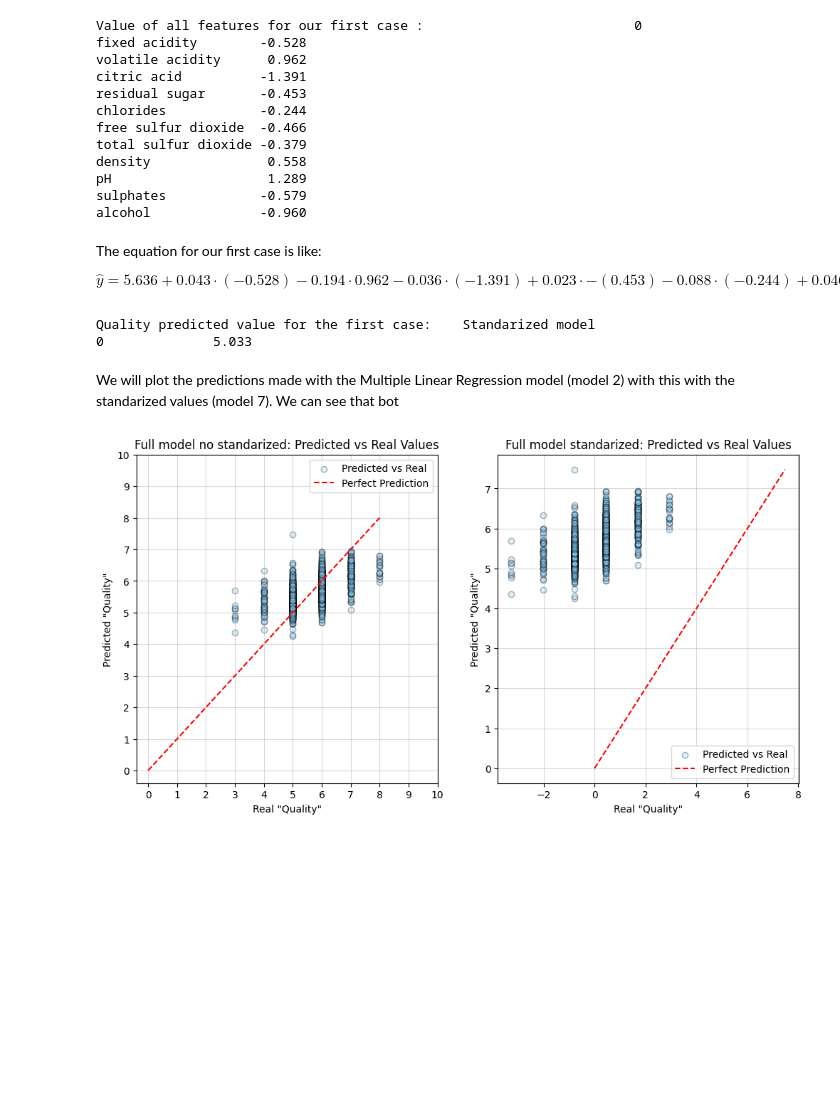
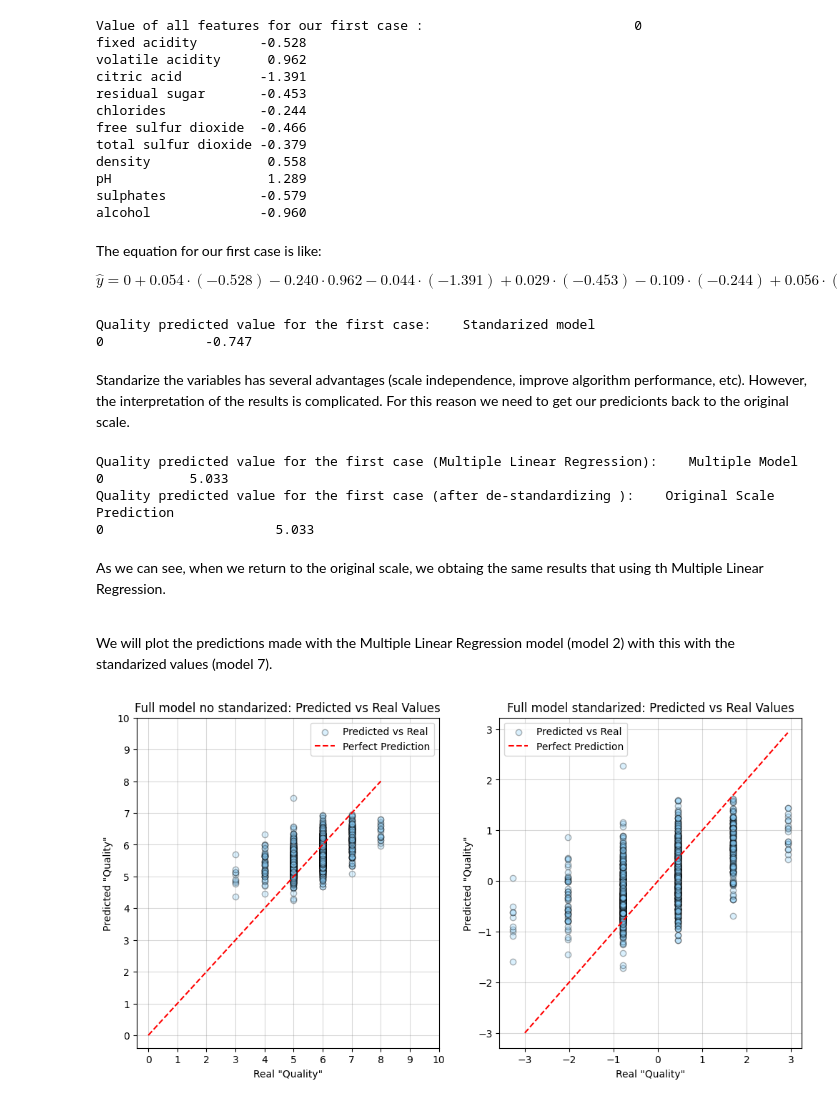
Before and after one commit to Laura-Alonso/machine-learning, a Jupyter notebook: supervised-learning/linear-regression/linear-regression.ipynb, the cells around one changed output. Cells and saved outputs as stored; diff of their text form; code cells hidden in the pictures; blank space fills up the shorter version.

Commit message:
Kaggle Notebook | linear_regression | Version 38

```diff
--- a/supervised-learning/linear-regression/linear-regression.ipynb
+++ b/supervised-learning/linear-regression/linear-regression.ipynb
@@ -1830,10 +1830,11 @@ It is common for our variables (target) to have different scales. The units of m
 
 We will now see how to do this in Python step by step. We start with the standarization of the variables. **Important**: If we split our data into training and test sets, we may do this before the splitting.
 # %%
-scaler = StandardScaler()
+scaler_features = StandardScaler()
+scaler_target = StandardScaler()
 
-df_features_stand = scaler.fit_transform(df_features)
-df_target_stand = scaler.fit_transform(df_target)
+df_features_stand = scaler_features.fit_transform(df_features)
+df_target_stand = scaler_target.fit_transform(df_target)
 
 print("Features standarized: \n", df_features_stand[0][0:])
 print("Target standarize: \n", df_target_stand[0][0:3])
@@ -1950,19 +1948,39 @@ alcohol              -0.960
 The equation for our first case is like:
 
 $$
-\hat{y} = 5.636 + 0.043 · (-0.528) - 0.194 · 0.962 - 0.036 · (-1.391) + 0.023 · - (0.453)  - 0.088 · (-0.244) + 0.046 · (-0.466) - 0.107 · (-0.379) - 0.034 · 0.558 - 0.064 · 1.289 + 0.155 · (-0.579) + 0.294 · (-0.960) \approx 5.034
+\hat{y} = 0 + 0.054 · (-0.528) - 0.240 · 0.962 - 0.044 · (-1.391) + 0.029 · (-0.453)  - 0.109 · (-0.244) + 0.056 · (-0.466) - 0.133 · (-0.379) - 0.042 · 0.558 - 0.079 · 1.289 + 0.192 · (-0.579) + 0.364 · (-0.960) \approx 0.746
 $$
 # %%
-model7_y = pd.DataFrame(model7.predict(df_features_stand),
+model7_y_stand = pd.DataFrame(model7.predict(df_features_stand),
                         index=df_features_stand.index,
                         columns=['Standarized model'])
 
-print("Quality predicted value for the first case:", model7_y.sort_index().round(3).head(1))
+print("Quality predicted value for the first case:", model7_y_stand.sort_index().round(3).head(1))
 # %% [output]
 Quality predicted value for the first case:    Standarized model
-0              5.033
+0             -0.747
+# %% [markdown]
+Standarize the variables has several advantages (scale independence, improve algorithm performance, etc). However, the interpretation of the results is complicated. For this reason we need to get our predicionts back to the original scale.
+# %%
+df_target_des_stand = scaler_target.inverse_transform(model7_y_stand)
+
+df_target_des_stand = pd.DataFrame(df_target_des_stand,
+                                     index=df_target_stand.index,
+                                     columns=['Original Scale Prediction'])
+
+print("Quality predicted value for the first case (Multiple Linear Regression):", model2_y.sort_index().round(3).head(1))
+print("Quality predicted value for the first case (After de-standardizing ):", df_target_des_stand.sort_index().round(3).head(1))
+# %% [output]
+Quality predicted value for the first case (Multiple Linear Regression):    Multiple Model
+0           5.033
+Quality predicted value for the first case (after de-standardizing ):    Original Scale Prediction
+0                      5.033
 # %% [markdown]
-We will plot the predictions made with the Multiple Linear Regression model (model 2) with this with the standarized values (model 7). We can see that bot
+As we can see, when we return to the original scale, we obtaing the same results that using th Multiple Linear Regression.
+
+<br>
+
+We will plot the predictions made with the Multiple Linear Regression model (model 2) with this with the standarized values (model 7).
 # %%
 plt.figure(figsize=(12, 6))
 
@@ -1994,34 +2012,34 @@ plt.grid(color = "gray",
          alpha = 0.3)
 
 
 
 # Plot model 7
 plt.subplot(1, 2, 2)
 
 plt.scatter(df_target_stand.sort_index(),     # Real value
                 model7_y.sort_index(),      # Predicted
                 color='lightskyblue',
                 edgecolor = "black",
                 label='Predicted vs Real',
                 alpha = 0.3)
 
 # Plot a diagonal line representing perfect predictions and customize
 max_val = max(np.max(df_target_stand), np.max(model7_y))
-plt.plot([0, max_val], [0, max_val],
+plt.plot([-3, max_val], [-3, max_val],
          color='red',
          linestyle='--',
          label='Perfect Prediction')
 
-#plt.xticks(np.arange(0,10+1, 1))
-#plt.yticks(np.arange(0,10+1, 1))
+plt.xticks(np.arange(-3,3+1, 1))
+plt.yticks(np.arange(-3,3+1, 1))
 plt.xlabel('Real "Quality"')
 plt.ylabel('Predicted "Quality"')
 plt.title('Full model standarized: Predicted vs Real Values')
 plt.legend()
 plt.grid(color = "gray",
          alpha = 0.3)
 
 
 plt.show()
 # %% [output]
-[figure, old version]
+[figure, new version]
```
Also changed, not shown: parts of 9 cells of this notebook.
